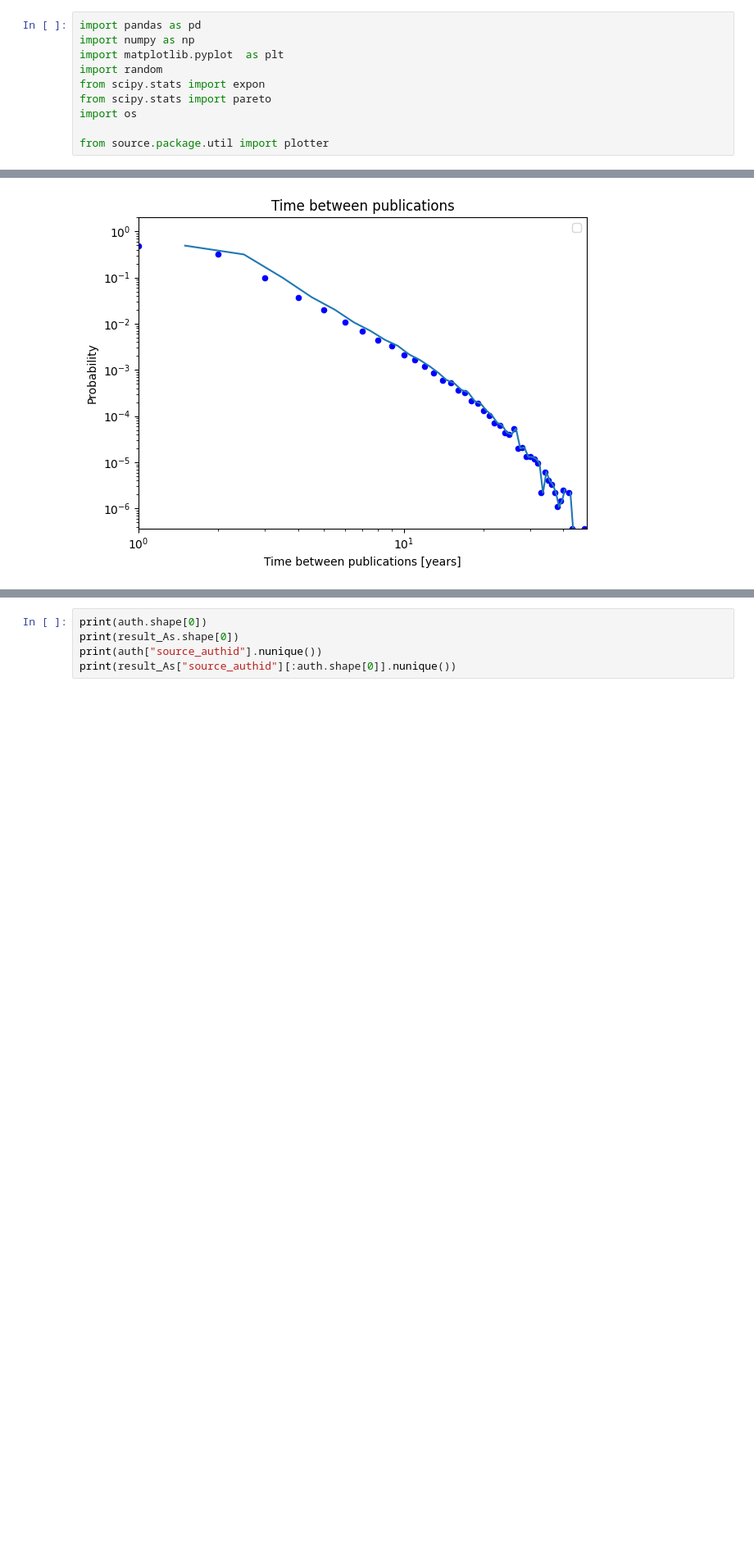
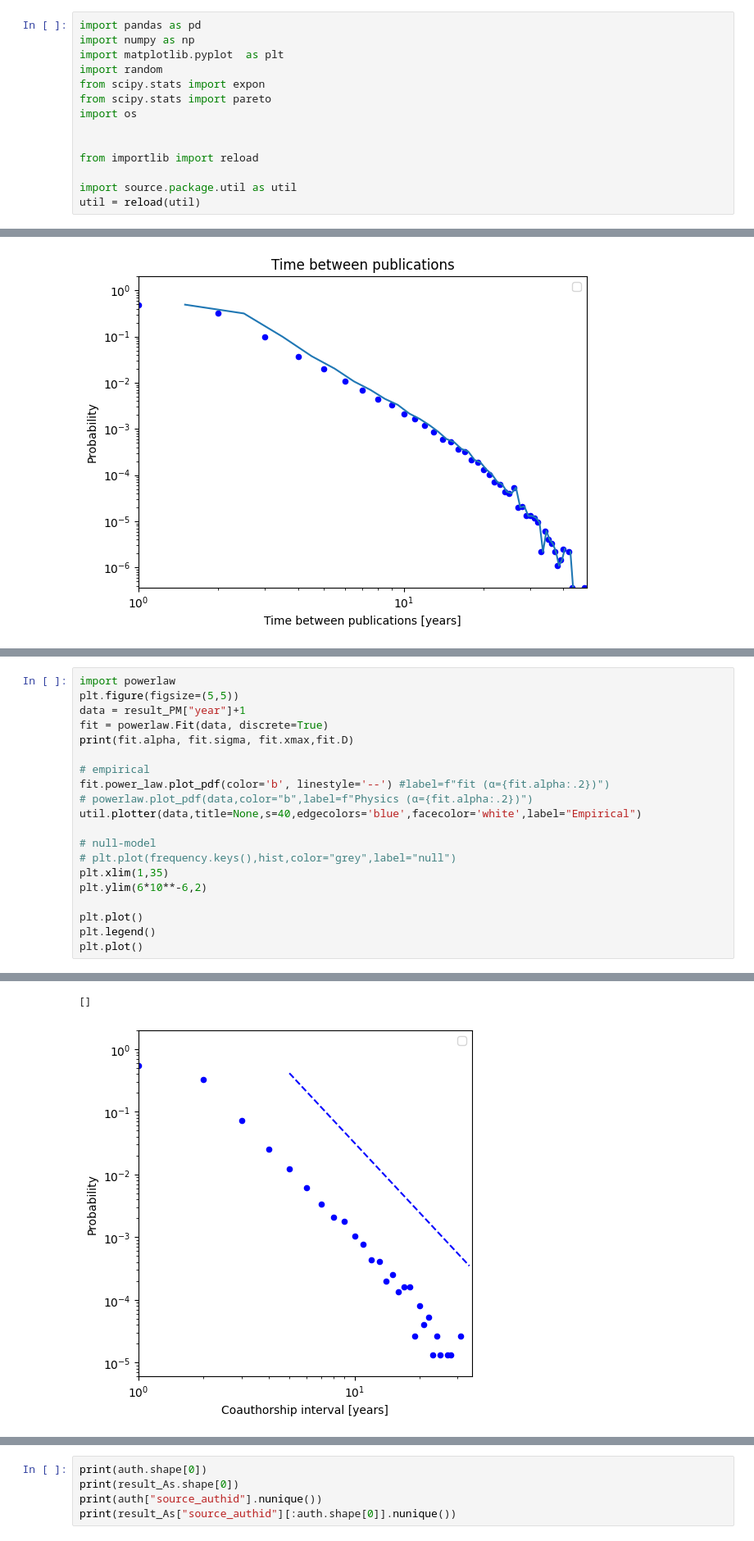
Before and after one commit to team-sakata/coauth-interest, a Jupyter notebook: temp/interval_papers.ipynb, the cells around one changed output, grey strips where cells are left out. Shown: that part at 82% size. Drawn from its saved outputs; the diff is of its cells as text; blank space fills up the shorter version.

```diff
--- a/temp/interval_papers.ipynb
+++ b/temp/interval_papers.ipynb
@@ -20,7 +20,11 @@ from scipy.stats import expon
 from scipy.stats import pareto
 import os
 
-from source.package.util import plotter
+
+from importlib import reload
+
+import source.package.util as util
+util = reload(util)
 # %%
 year_df = pd.read_pickle(data_path + 'paper_detail/year.pickle')
 authors_valid = pd.read_pickle(result_path + 'authors_valid.pickle')
@@ -602,0 +727,21 @@ No artists with labels found to put in legend.  Note that artists whose label st
+# %%
+import powerlaw
+plt.figure(figsize=(5,5))
+data = result_PM["year"]+1
+fit = powerlaw.Fit(data, discrete=True)
+print(fit.alpha, fit.sigma, fit.xmax,fit.D)
+
+# empirical
+fit.power_law.plot_pdf(color='b', linestyle='--') #label=f"fit (α={fit.alpha:.2})")
+# powerlaw.plot_pdf(data,color="b",label=f"Physics (α={fit.alpha:.2})")
+util.plotter(data,title=None,s=40,edgecolors='blue',facecolor='white',label="Empirical")
+
+# null-model
+# plt.plot(frequency.keys(),hist,color="grey",label="null")
+plt.xlim(1,35)
+plt.ylim(6*10**-6,2)
+
+plt.plot()
+plt.legend()
+plt.plot()
+# %% [output]
@@ -602,0 +752,2 @@ No artists with labels found to put in legend.  Note that artists whose label st
+[]
+[figure, added]
```
Also changed, not shown: parts of 28 cells of this notebook, 18 other files.
